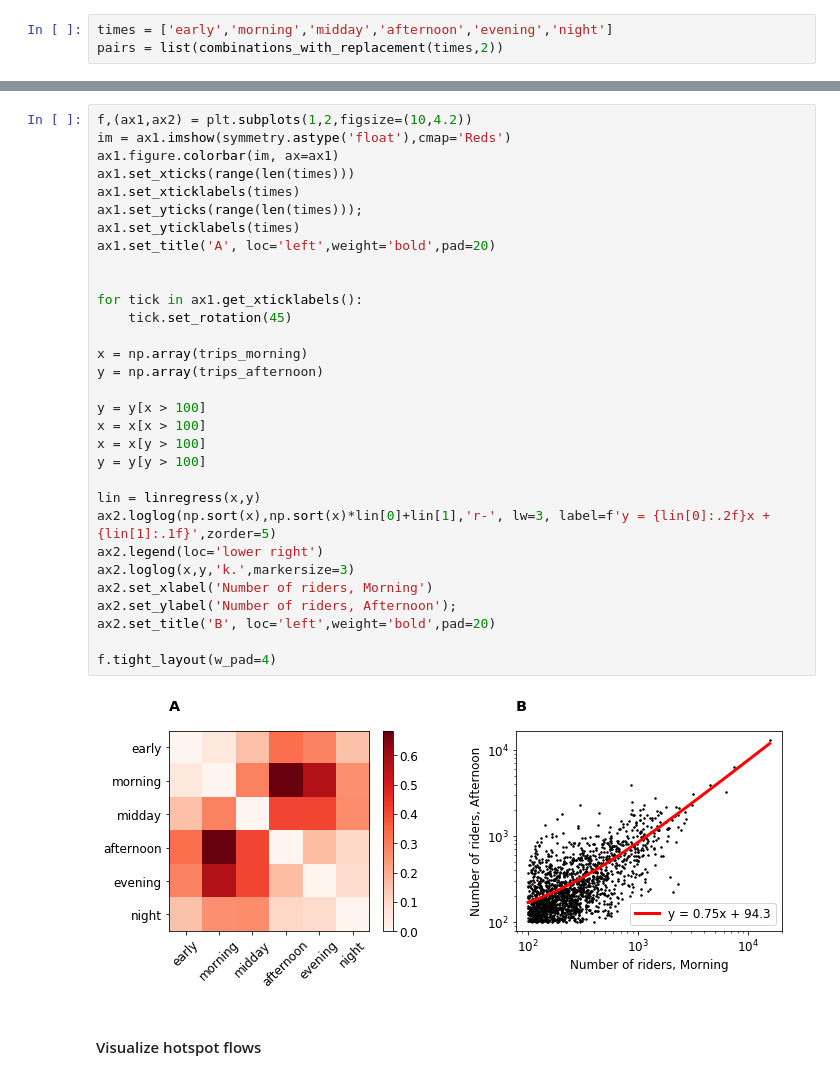
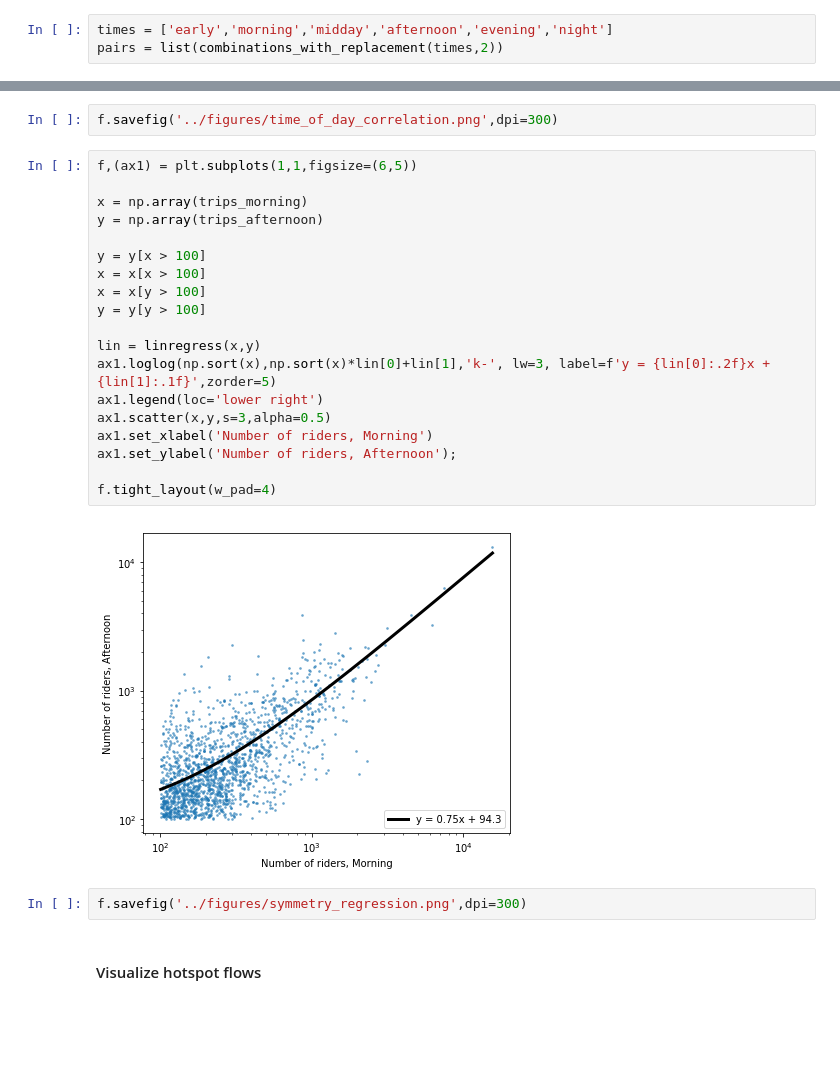
Before and after one commit to itko/cities, a Jupyter notebook: notebooks/network_analysis.ipynb, the cells around one changed output, grey strips where cells are left out. Cells and saved outputs as stored; diff of their text form; blank space fills up the shorter version.

Commit message:
Update notebooks (save figures)

```diff
--- a/notebooks/network_analysis.ipynb
+++ b/notebooks/network_analysis.ipynb
@@ -399,36 +409,28 @@ ax1.set_yticks([]);
+# %%
+f.savefig('../figures/time_of_day_correlation.png',dpi=300)
 # %%
-f,(ax1,ax2) = plt.subplots(1,2,figsize=(10,4.2))
-im = ax1.imshow(symmetry.astype('float'),cmap='Reds')
-ax1.figure.colorbar(im, ax=ax1)
-ax1.set_xticks(range(len(times)))
-ax1.set_xticklabels(times)
-ax1.set_yticks(range(len(times)));
-ax1.set_yticklabels(times)
-ax1.set_title('A', loc='left',weight='bold',pad=20)
-
-
-for tick in ax1.get_xticklabels():
-    tick.set_rotation(45)
+f,(ax1) = plt.subplots(1,1,figsize=(6,5))
 
 x = np.array(trips_morning)
 y = np.array(trips_afternoon)
 
 y = y[x > 100]
 x = x[x > 100]
 x = x[y > 100]
 y = y[y > 100]
 
 lin = linregress(x,y)
-ax2.loglog(np.sort(x),np.sort(x)*lin[0]+lin[1],'r-', lw=3, label=f'y = {lin[0]:.2f}x + {lin[1]:.1f}',zorder=5)
-ax2.legend(loc='lower right')
-ax2.loglog(x,y,'k.',markersize=3)
-ax2.set_xlabel('Number of riders, Morning')
-ax2.set_ylabel('Number of riders, Afternoon');
-ax2.set_title('B', loc='left',weight='bold',pad=20)
+ax1.loglog(np.sort(x),np.sort(x)*lin[0]+lin[1],'k-', lw=3, label=f'y = {lin[0]:.2f}x + {lin[1]:.1f}',zorder=5)
+ax1.legend(loc='lower right')
+ax1.scatter(x,y,s=3,alpha=0.5)
+ax1.set_xlabel('Number of riders, Morning')
+ax1.set_ylabel('Number of riders, Afternoon');
 
 f.tight_layout(w_pad=4)
 # %% [output]
-[figure, old version]
+[figure, new version]
+# %%
+f.savefig('../figures/symmetry_regression.png',dpi=300)
 # %% [markdown]
 #### Visualize hotspot flows
 # %%
```
Also changed, not shown: parts of 33 cells of this notebook, 16 other files.
